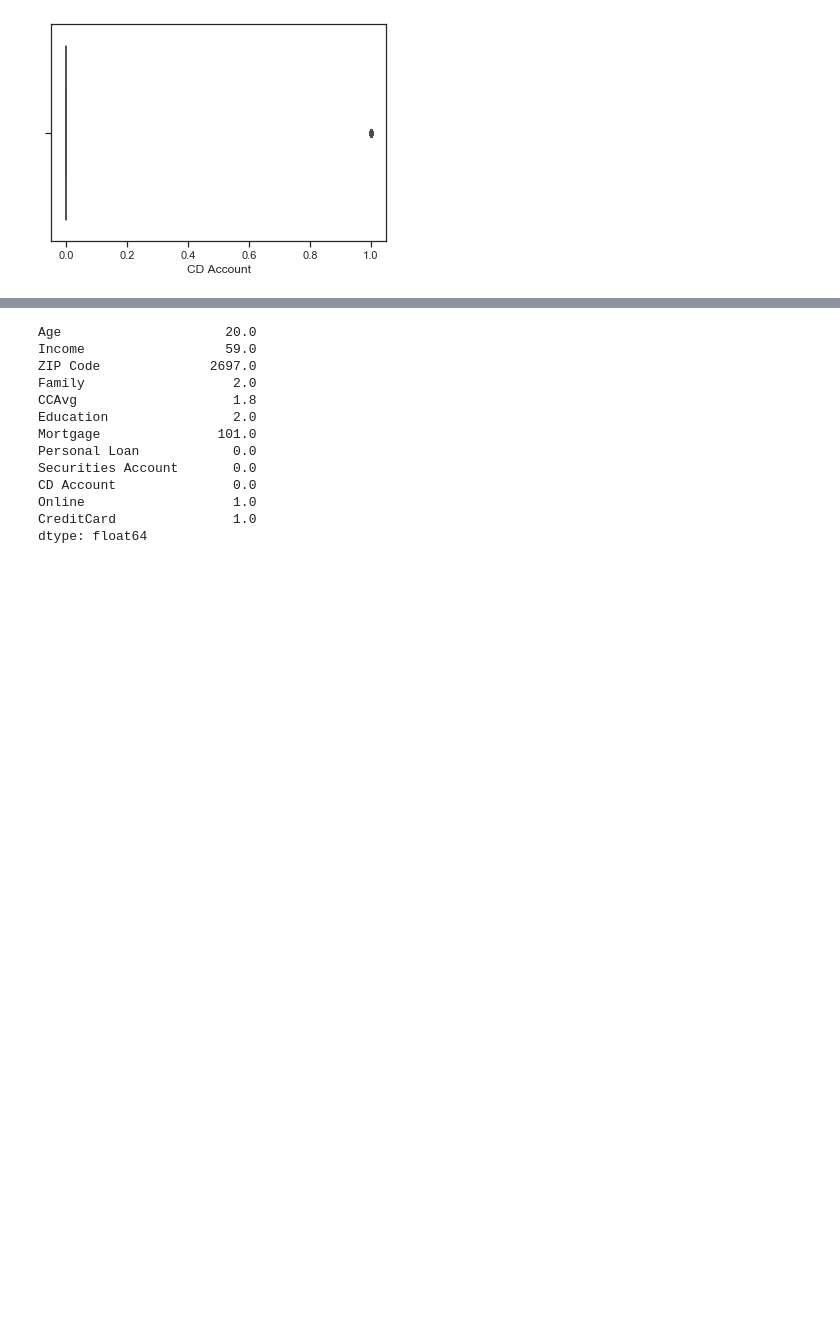
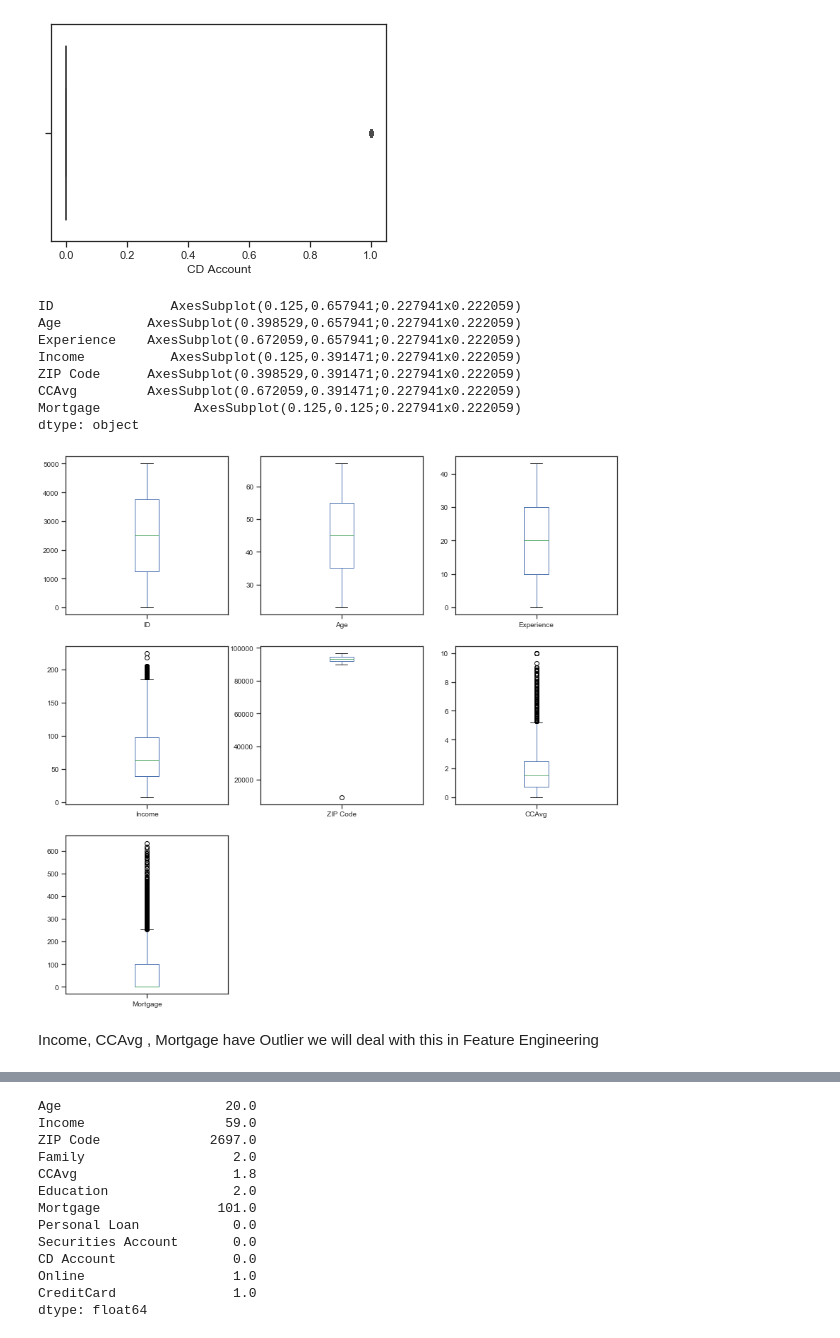
Before and after one commit to anuragkumar219/banking_loan_modelling, a Jupyter notebook: bank_loan_modelling.ipynb, the cells around one changed output, grey strips where cells are left out. Drawn from its saved outputs; the diff is of its cells as text; code cells hidden in the pictures; blank space fills up the shorter version.

```diff
--- a/bank_loan_modelling.ipynb
+++ b/bank_loan_modelling.ipynb
@@ -333,3 +333,17 @@ sns.boxplot(x=df['CD Account'])
 # %% [output]
 <matplotlib.axes._subplots.AxesSubplot at 0x...>
 [figure]
+# %%
+df[continuous_val].plot(kind='box',subplots=True, layout=(3,3), fontsize=10, figsize=(14,14))
+# %% [output]
+ID               AxesSubplot(0.125,0.657941;0.227941x0.222059)
+Age           AxesSubplot(0.398529,0.657941;0.227941x0.222059)
+Experience    AxesSubplot(0.672059,0.657941;0.227941x0.222059)
+Income           AxesSubplot(0.125,0.391471;0.227941x0.222059)
+ZIP Code      AxesSubplot(0.398529,0.391471;0.227941x0.222059)
+CCAvg         AxesSubplot(0.672059,0.391471;0.227941x0.222059)
+Mortgage            AxesSubplot(0.125,0.125;0.227941x0.222059)
+dtype: object
+[figure, added]
+# %% [markdown]
+Income, CCAvg , Mortgage have Outlier we will deal with this in Feature Engineering
```
Also changed, not shown: parts of 37 cells of this notebook.
